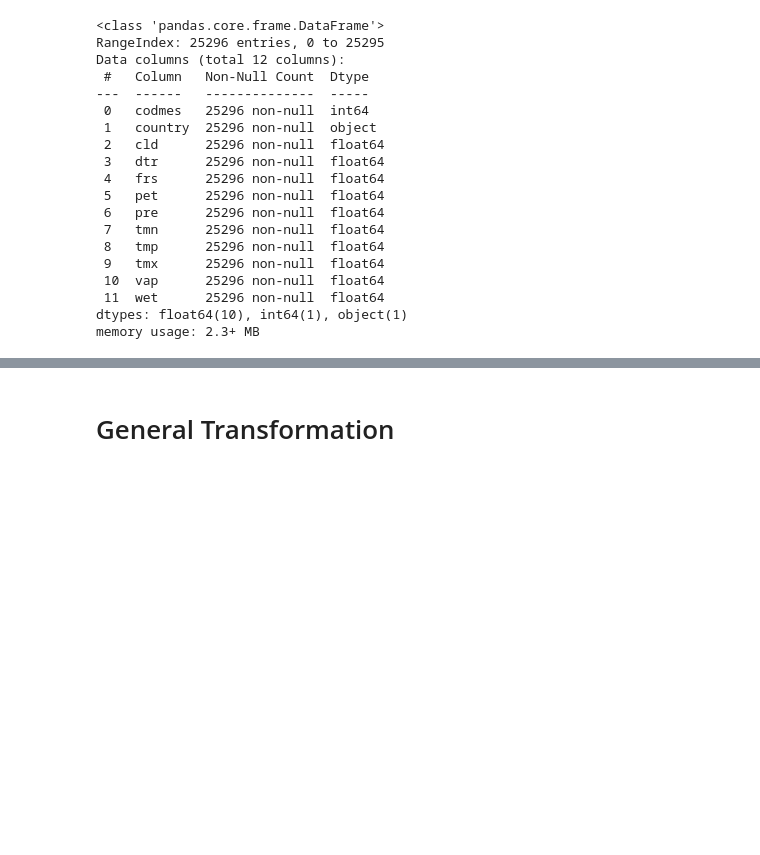
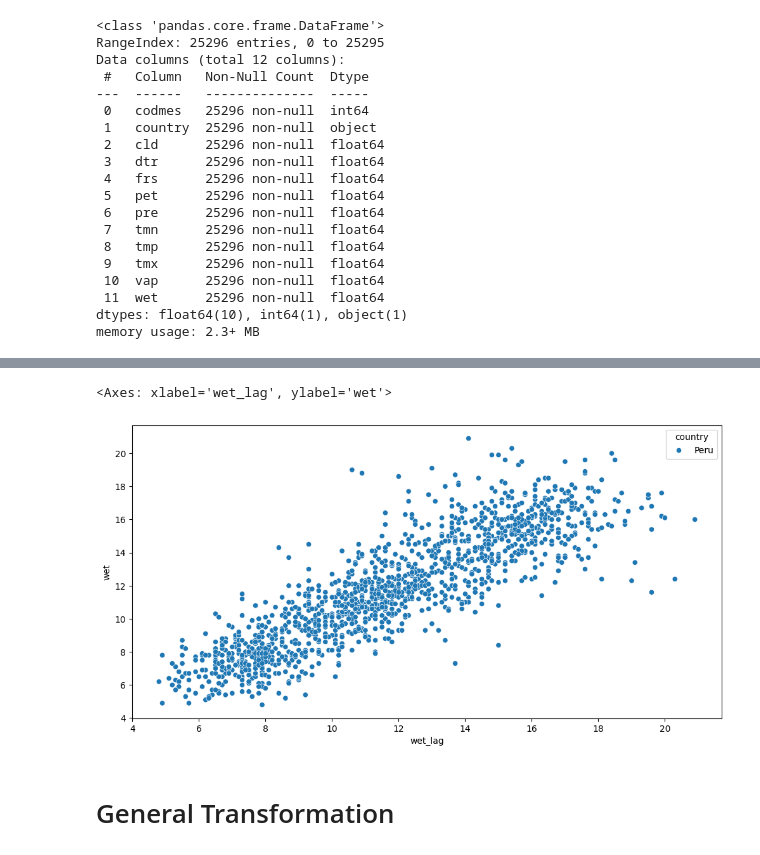
Before and after one commit to gabodabo-uno/DLA2501---Deep-Learning-Avanzado, a Jupyter notebook: Flood forecasting/3. Programas/03_Generate_Tensors.ipynb, the cells around one changed output, grey strips where cells are left out. Cells and saved outputs as stored; diff of their text form; code cells hidden in the pictures; blank space fills up the shorter version.

```diff
--- a/Flood forecasting/3. Programas/03_Generate_Tensors.ipynb
+++ b/Flood forecasting/3. Programas/03_Generate_Tensors.ipynb
@@ -93,3 +114,9 @@ memory usage: 2.3+ MB
+# %%
+fig, ax = plt.subplots(figsize=(12, 6))
+sns.scatterplot(data=df_ctry_lvl[mask_pais], x='wet_lag', y='wet', ax=ax, hue='country')
+# %% [output]
+<Axes: xlabel='wet_lag', ylabel='wet'>
+[figure, added]
 # %% [markdown]
 # General Transformation
 # %%
```
Also changed, not shown: parts of 26 cells of this notebook, 2 other files.
